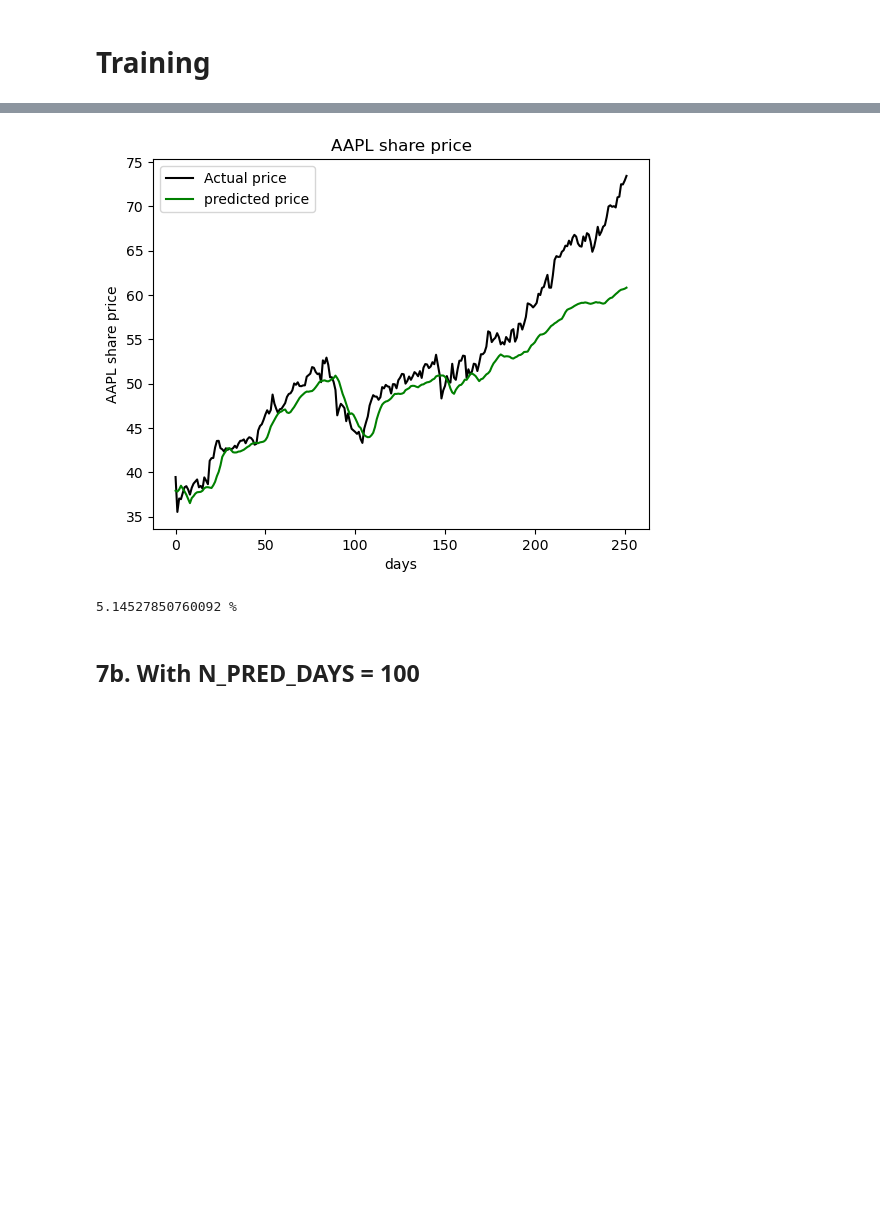
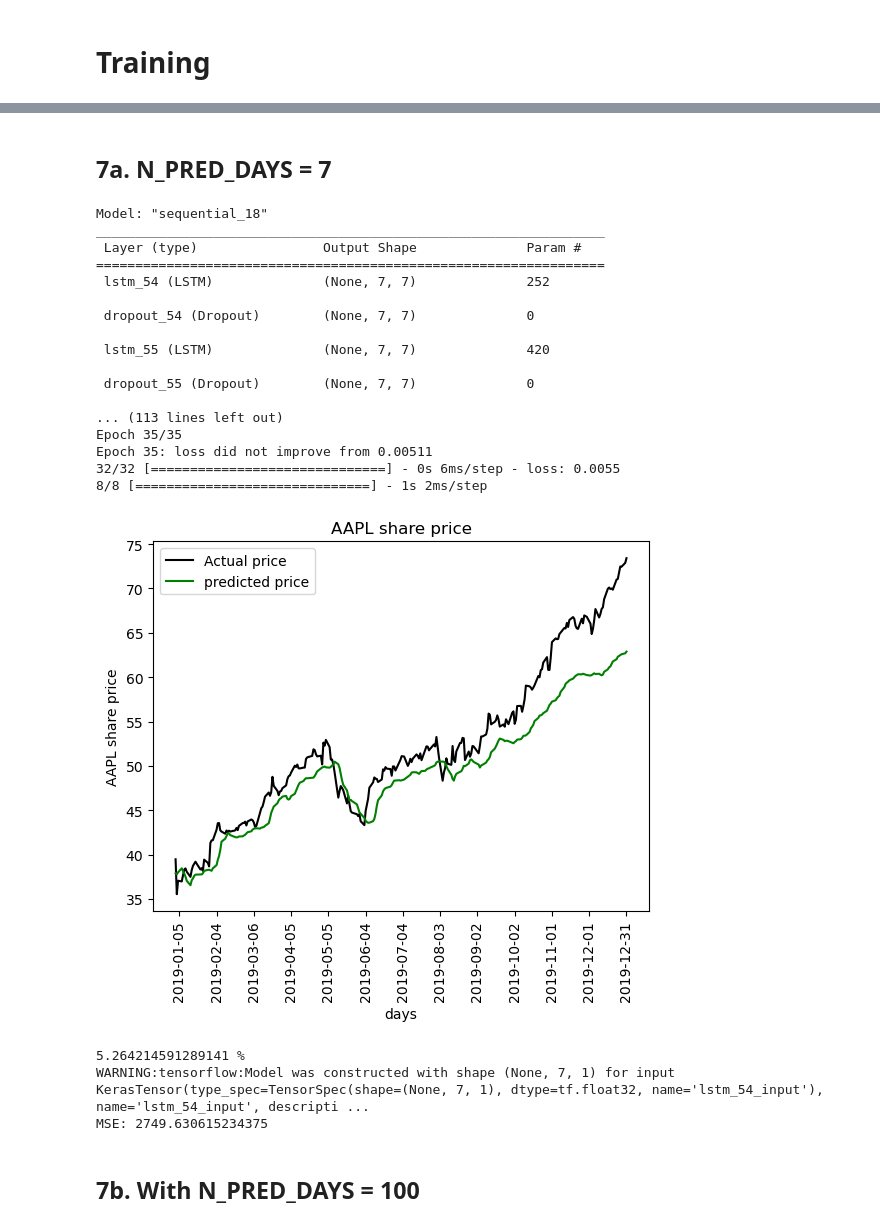
Before and after one commit to CodeLutetium/SC1015-Stock-Predictor, a Jupyter notebook: LSTM Models/lstm_yahoo.ipynb, the cells around one changed output, grey strips where cells are left out. Cells and saved outputs as stored; diff of their text form; code cells hidden in the pictures; blank space fills up the shorter version.

```diff
--- a/LSTM Models/lstm_yahoo.ipynb
+++ b/LSTM Models/lstm_yahoo.ipynb
@@ -286,17 +311,0 @@ We repeat what we have done, but with different values of N_PRED_DAYS, namely N
-# %%
-# Number of days to base prediction on:
-N_PRED_DAYS = 7
-
-x_train, y_train = [], []
-
-for d in range(N_PRED_DAYS, len(scaled_data)):
-    # Add previous days values to x_train
-    x_train.append(scaled_data[d - N_PRED_DAYS: d, 0])
-    # Add current day's value to y_train
-    y_train.append(scaled_data[d, 0])
-
-
-x_train, y_train = np.array(x_train), np.array(y_train)
-x_train = np.reshape(x_train, (x_train.shape[0], x_train.shape[1], 1))
-
-x_train, y_train
@@ -372,15 +311,0 @@ Epoch 35: loss improved from 0.00474 to 0.00470, saving model to n7_weights_best
-# %%
-model_inputs = close_df[len(train_df) - N_PRED_DAYS:].values
-model_inputs = model_inputs.reshape(-1,1)
-model_inputs = scaler.transform(model_inputs)
-
-x_test = []
-
-for i in range(len(model_inputs) - N_PRED_DAYS):
-    x_test.append(model_inputs[i:i+N_PRED_DAYS, 0])
-
-x_test = np.array(x_test)
-x_test = np.reshape(x_test, (x_test.shape[0], x_test.shape[1], 1))
-
-predicted_prices = n7_model.predict(x_test)
-predicted_prices = scaler.inverse_transform(predicted_prices)
@@ -389,20 +311,0 @@ predicted_prices = scaler.inverse_transform(predicted_prices)
-# %%
-# Plot predicted prices
-plt.plot(actual_prices, color='black', label=f"Actual price")
-plt.plot(predicted_prices, color= 'green', label=f"predicted price")
-plt.title("AAPL share price")
-plt.xlabel("days")
-plt.ylabel("AAPL share price")
-plt.legend()
-plt.show()
-# %% [output]
-[figure, removed]
-# %%
-# Calculate the error as a percentage
-diff = []
-for day in range(len(actual_prices)):
-    diff.append(abs(predicted_prices[day][0] - actual_prices[day]) / actual_prices[day])
-
-print(sum(diff) / len(diff) * 100, "%")
-# %% [output]
-5.14527850760092 %
@@ -409,2 +407,28 @@ print(sum(diff) / len(diff) * 100, "%")
+# %% [markdown]
+## 7a. N_PRED_DAYS = 7
+# %%
+lstm_predict(7)
+# %% [output]
+Model: "sequential_18"
+_________________________________________________________________
+ Layer (type)                Output Shape              Param #
+=================================================================
+ lstm_54 (LSTM)              (None, 7, 7)              252
+
+ dropout_54 (Dropout)        (None, 7, 7)              0
+
+ lstm_55 (LSTM)              (None, 7, 7)              420
+
+ dropout_55 (Dropout)        (None, 7, 7)              0
+
+... (113 lines left out)
+Epoch 35/35
+Epoch 35: loss did not improve from 0.00511
+32/32 [==============================] - 0s 6ms/step - loss: 0.0055
+8/8 [==============================] - 1s 2ms/step
+[figure, added]
+5.264214591289141 %
+WARNING:tensorflow:Model was constructed with shape (None, 7, 1) for input KerasTensor(type_spec=TensorSpec(shape=(None, 7, 1), dtype=tf.float32, name='lstm_54_input'), name='lstm_54_input', descripti ...
+MSE: 2749.630615234375
 # %% [markdown]
 ## 7b. With N_PRED_DAYS = 100
```
Also changed, not shown: parts of 27 cells of this notebook, 4 other files.
